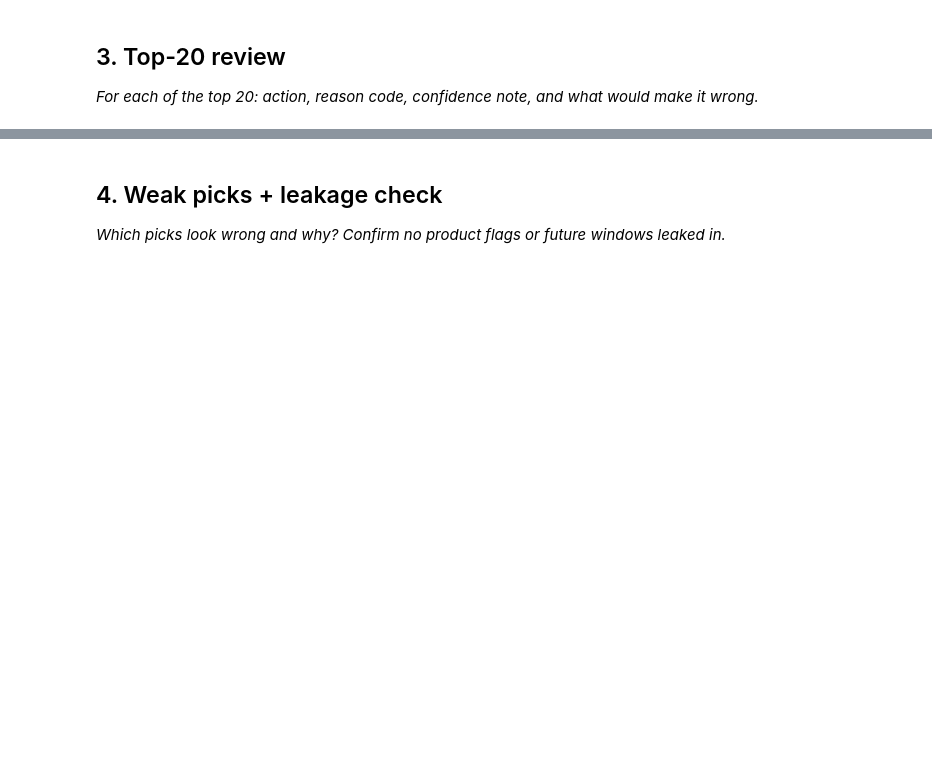
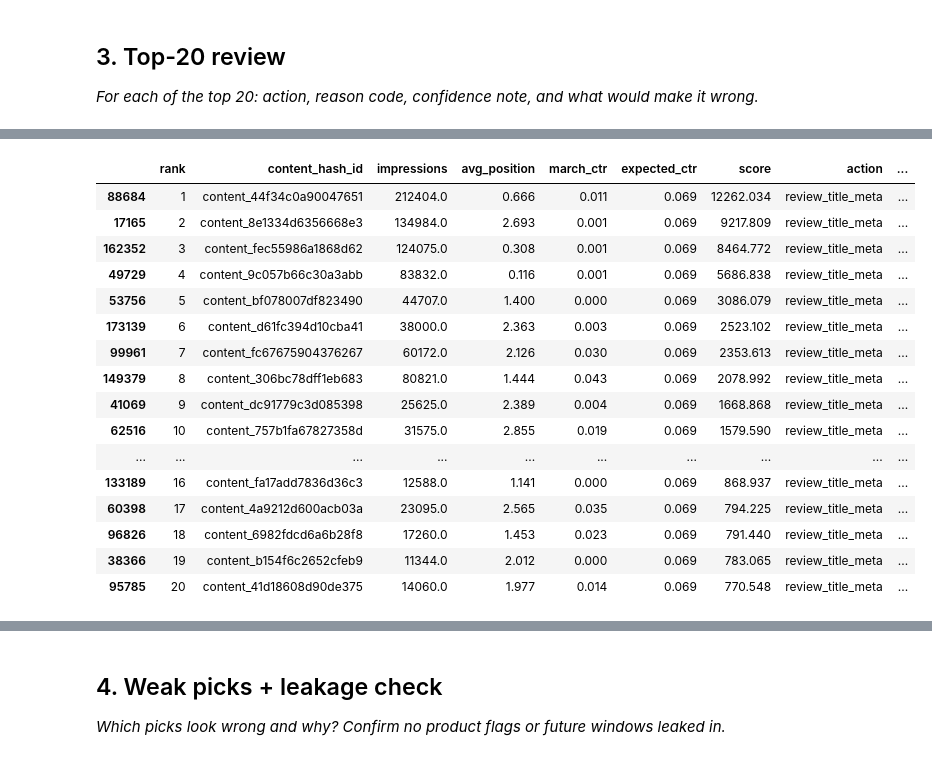
Before and after one commit to irene1407/ML-1, a Jupyter notebook: work/notebooks/w04_baseline_score.ipynb, the cells around one changed output, grey strips where cells are left out. Drawn from its saved outputs; the diff is of its cells as text; code cells hidden in the pictures; blank space fills up the shorter version.

Commit message:
Complete Week 4 baseline action score

```diff
--- a/work/notebooks/w04_baseline_score.ipynb
+++ b/work/notebooks/w04_baseline_score.ipynb
@@ -15,0 +39,20 @@ This skeleton is yours to fill. Work the sections **in order** — each one has
+# %%
+import duckdb
+import pandas as pd
+import numpy as np
+from pathlib import Path
+from IPython.display import display
+import getpass
+
+con = duckdb.connect()
+
+hf_token = getpass.getpass("Enter your Hugging Face READ token: ")
+
+con.execute("""
+    CREATE OR REPLACE SECRET hf (
+        TYPE huggingface,
+        TOKEN ?
+    )
+""", [hf_token])
+
+print("DuckDB connection ready!")
@@ -29,0 +332,56 @@ This skeleton is yours to fill. Work the sections **in order** — each one has
+# %%
+# This cell is for CODE (numbers, a query, a check).
+# Write your text answer in the cell ABOVE this one — typing sentences here breaks Run All.
+top20 = queue[queue["qualifies"]].head(20).copy()
+
+top20["confidence"] = np.select(
+    [
+        top20["active_days"] >= 20,
+        top20["active_days"] >= 10
+    ],
+    [
+        "Higher: at least 20 active days",
+        "Medium: 10-19 active days"
+    ],
+    default="Lower: fewer than 10 active days"
+)
+
+top20["what_could_make_it_wrong"] = np.where(
+    top20["active_days"] < 10,
+    "Few active days may make the monthly metrics unstable.",
+    "Query mix, search intent, or competition may explain the CTR gap."
+)
+
+review_columns = [
+    "rank",
+    "content_hash_id",
+    "impressions",
+    "avg_position",
+    "march_ctr",
+    "expected_ctr",
+    "score",
+    "action",
+    "reason_code",
+    "confidence",
+    "what_could_make_it_wrong"
+]
+
+display(top20[review_columns].round(3))
+# %% [output]
+|  | rank | content_hash_id | impressions | avg_position | march_ctr | expected_ctr | score | action | ... |
+| 88684 | 1 | content_44f34c0a90047651 | 212404.0 | 0.666 | 0.011 | 0.069 | 12262.034 | review_title_meta | ... |
+| 17165 | 2 | content_8e1334d6356668e3 | 134984.0 | 2.693 | 0.001 | 0.069 | 9217.809 | review_title_meta | ... |
+| 162352 | 3 | content_fec55986a1868d62 | 124075.0 | 0.308 | 0.001 | 0.069 | 8464.772 | review_title_meta | ... |
+| 49729 | 4 | content_9c057b66c30a3abb | 83832.0 | 0.116 | 0.001 | 0.069 | 5686.838 | review_title_meta | ... |
+| 53756 | 5 | content_bf078007df823490 | 44707.0 | 1.400 | 0.000 | 0.069 | 3086.079 | review_title_meta | ... |
+| 173139 | 6 | content_d61fc394d10cba41 | 38000.0 | 2.363 | 0.003 | 0.069 | 2523.102 | review_title_meta | ... |
+| 99961 | 7 | content_fc67675904376267 | 60172.0 | 2.126 | 0.030 | 0.069 | 2353.613 | review_title_meta | ... |
+| 149379 | 8 | content_306bc78dff1eb683 | 80821.0 | 1.444 | 0.043 | 0.069 | 2078.992 | review_title_meta | ... |
+| 41069 | 9 | content_dc91779c3d085398 | 25625.0 | 2.389 | 0.004 | 0.069 | 1668.868 | review_title_meta | ... |
+| 62516 | 10 | content_757b1fa67827358d | 31575.0 | 2.855 | 0.019 | 0.069 | 1579.590 | review_title_meta | ... |
+| ... | ... | ... | ... | ... | ... | ... | ... | ... | ... |
+| 133189 | 16 | content_fa17add7836d36c3 | 12588.0 | 1.141 | 0.000 | 0.069 | 868.937 | review_title_meta | ... |
+| 60398 | 17 | content_4a9212d600acb03a | 23095.0 | 2.565 | 0.035 | 0.069 | 794.225 | review_title_meta | ... |
+| 96826 | 18 | content_6982fdcd6a6b28f8 | 17260.0 | 1.453 | 0.023 | 0.069 | 791.440 | review_title_meta | ... |
+| 38366 | 19 | content_b154f6c2652cfeb9 | 11344.0 | 2.012 | 0.000 | 0.069 | 783.065 | review_title_meta | ... |
+| 95785 | 20 | content_41d18608d90de375 | 14060.0 | 1.977 | 0.014 | 0.069 | 770.548 | review_title_meta | ... |
```
Also changed, not shown: parts of 19 cells of this notebook.
